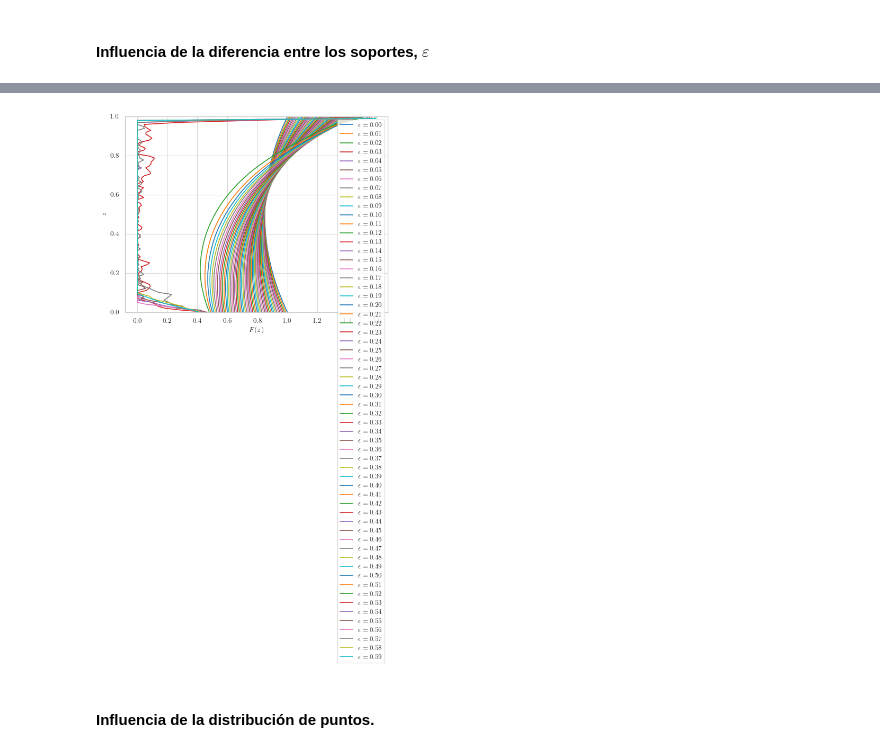
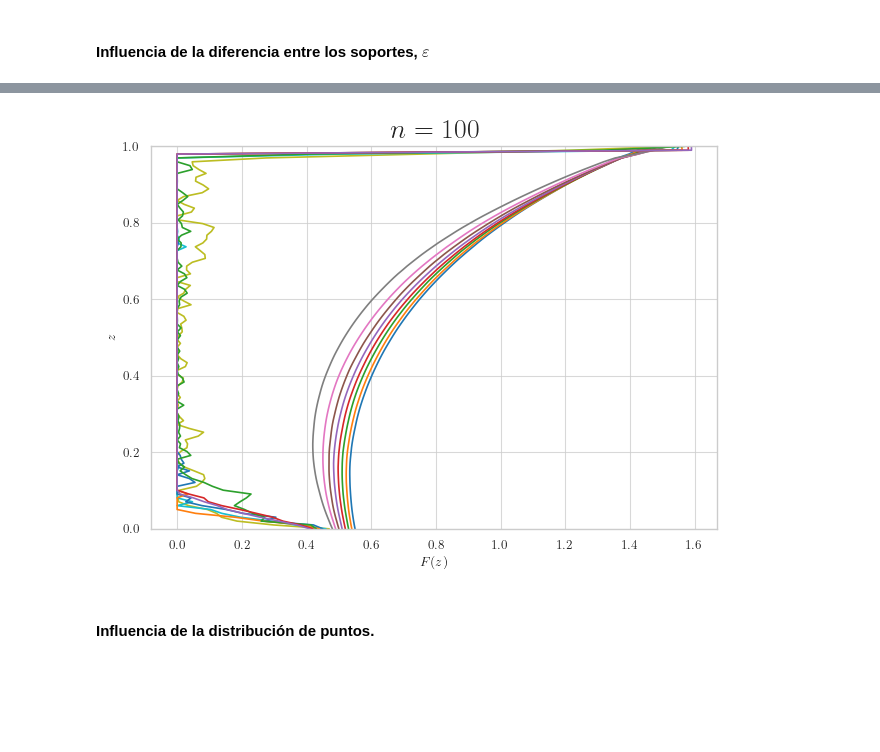
Before and after one commit to ismaellopezgallo/Trabajo-Optimizaci-n, a Jupyter notebook: trabajo_pompa.ipynb, the cells around one changed output, grey strips where cells are left out. Cells and saved outputs as stored; diff of their text form; code cells hidden in the pictures; blank space fills up the shorter version.

```diff
--- a/trabajo_pompa.ipynb
+++ b/trabajo_pompa.ipynb
@@ -354,0 +353,7 @@ plt.grid(True)
+# %%
+n = 100
+F_init = np.empty(n-2)
+z = np.linspace(0, 1, n)
+lb = np.zeros(n-2)
+ub = np.ones(n-2) * np.inf
+bounds = np.vstack((lb, ub)).T
@@ -548,0 +587,24 @@ plt.show()
+# %%
+error_grad_n = []
+n_plot = []
+
+for i in range(1, 40):
+    n = 10*i
+    z = np.linspace(0, 1, n)
+    F_init = np.empty(n-2)
+    F_init.fill(F_0)
+    a_sol, k_sol = fsolve(params_catenaria, initial_guess)
+    cat_f = catenaria(z)
+    lb = np.zeros(n-2)
+    ub = np.ones(n-2) * np.inf
+    bounds = np.vstack((lb, ub)).T
+    time_start = time.time()
+    sol_grad = minimize(area_func, F_init, bounds=bounds, method='SLSQP')
+    time_end = time.time()
+    time_n = time_end - time_start
+    Famp = np.concatenate(([F0], sol_grad.x, [F1]))
+    error_n = np.linalg.norm(Famp - cat_f)/np.linalg.norm(cat_f)
+    print('El error para n=', n, 'es:', error_n)
+    # print('Tiempo de ejecución para n=', n, ':', time_n)
+    error_grad_n.append(error_n)
+    n_plot.append(n)
@@ -3533,8 +3589,8 @@ F_cat = catenaria(z)
 sol_sop_bucle = []
 Famp_sop_bucle = []
 error_sop_bucle = []
-iter = 60
-for i in range(iter):
+iter = 15
+for i in range(45, 45+iter):
     eps = paso*i
     F0 = F_0 - eps
     F1 = F_0 + eps
@@ -3596,19 +3629,22 @@ array([[0.00000000e+00, 3.38626338e-04],
 # %%
 for i in range(iter):
     plt.plot(Famp_sop_bucle[i], z, label='$\epsilon = {:.2f}$'.format(paso*i))
 
-plt.legend()
+# plt.legend()
 plt.xlabel('$F(z)$')
 plt.ylabel('$z$')
 plt.ylim(0, 1)
+plt.title('$n = {}$'.format(n), fontsize=20)
 plt.tight_layout()  # Ajustar el layout para que no se solapen los elementos
-# plt.title('Curva optimizada con soportes de diferente tamaño')
 # plt.savefig('Figuras/sol_var_epsn20.pdf', format='pdf')
-plt.savefig('Figuras/sol_var_epsn100.pdf', format='pdf')
+# plt.savefig('Figuras/sol_var_epsn100.pdf', format='pdf')
 # plt.savefig('Figuras/sol_var_epsn100_cont.pdf', format='pdf')
+# plt.savefig('Figuras/Presentación/sol_var_epsn20.pdf', format='pdf')
+# plt.savefig('Figuras/Presentación/sol_var_epsn100.pdf', format='pdf')
+plt.savefig('Figuras/Presentación/sol_var_epsn100_cont.pdf', format='pdf')
 plt.show()
 # %% [output]
-[figure, old version]
+[figure, new version]
 # %% [markdown]
 #### Influencia de la distribución de puntos.
 # %% [markdown]
```
Also changed, not shown: parts of 68 cells of this notebook, 36 other files.
